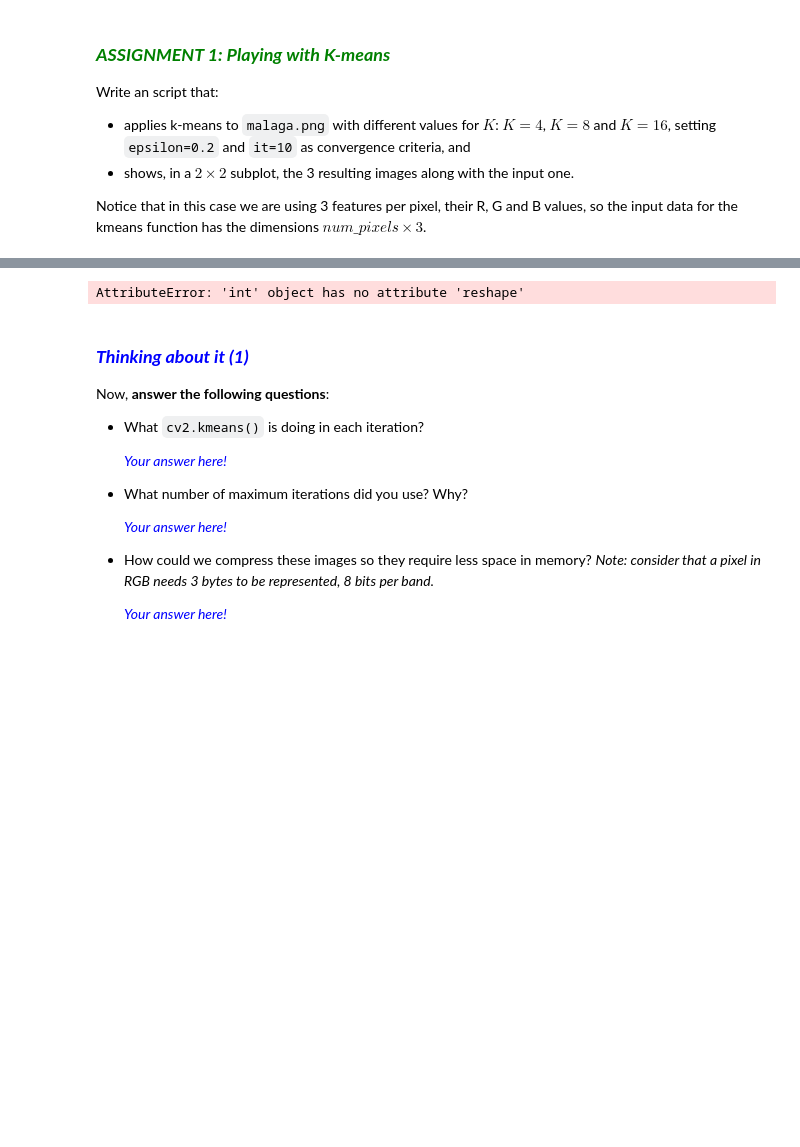
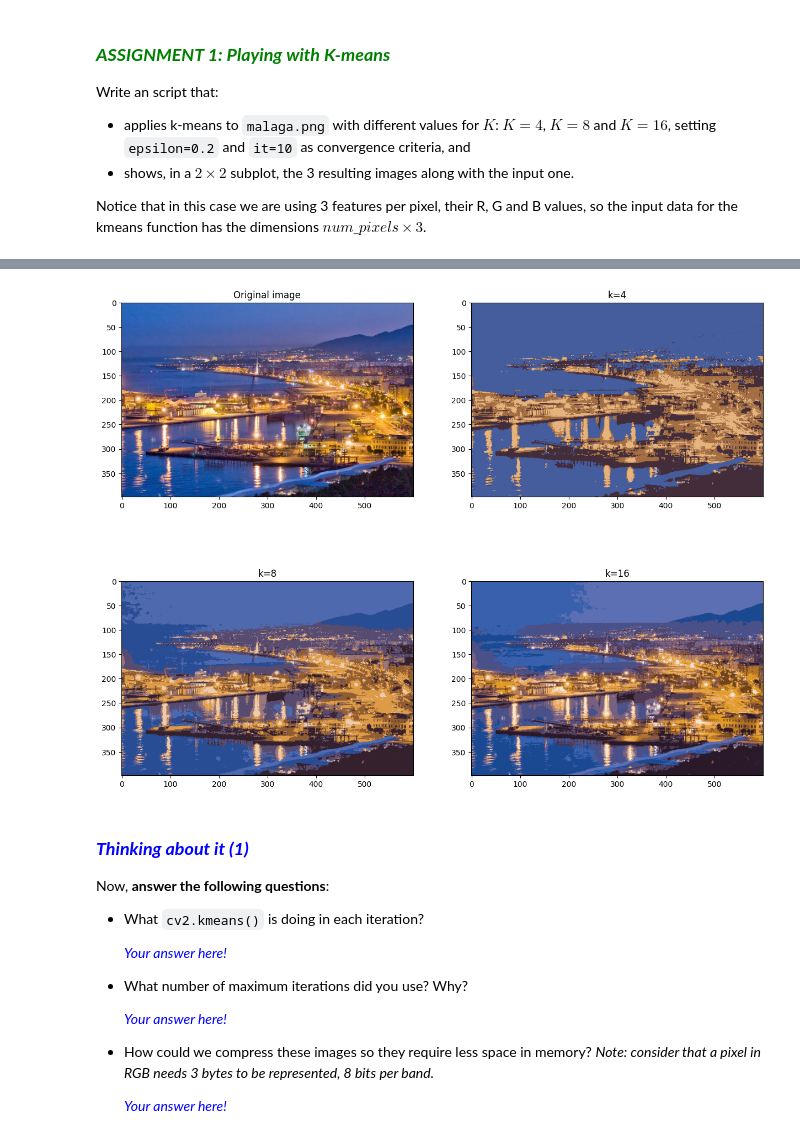
Before and after one commit to BeatrizInversa/uma_cv_2023, a Jupyter notebook: Chapter 05. Image segmentation/5.2 Region-based techniques.ipynb, the cells around one changed output, grey strips where cells are left out. Saved outputs shown, nothing was run; the diff lists cells and outputs as text; code cells hidden in the pictures; blank space fills up the shorter version.

```diff
--- a/Chapter 05. Image segmentation/5.2 Region-based techniques.ipynb
+++ b/Chapter 05. Image segmentation/5.2 Region-based techniques.ipynb
@@ -166,6 +166,11 @@ Notice that in this case we are using 3 features per pixel, their R, G and B val
 
 <img src="images/exercise1.png" width="800"/>
 # %%
+
+
+
+##########
+
 # Assignment 1
 matplotlib.rcParams['figure.figsize'] = (15.0, 12.0)
 
@@ -174,12 +179,12 @@ image = cv2.imread(images_path + "malaga.png")
 image = cv2.cvtColor(image, cv2.COLOR_BGR2RGB)
 
 # Flatten image
-flattened_img = image.reshape((-1,1))
+flattened_img = image.reshape((-1,3))
 flattened_img = np.float32(flattened_img)
 
 # Set criteria
-it = 5
-epsilon = 0.8
+it = 10
+epsilon = 0.2
 criteria = (cv2.TERM_CRITERIA_EPS + cv2.TERM_CRITERIA_MAX_ITER, it, epsilon)
 
 # Apply k-means. Keep the third argument as None!
@@ -192,37 +197,37 @@ center4 = np.uint8(center4)
 center8 = np.uint8(center8)
 center16 = np.uint8(center16)
 
 # Get the color (center) assigned to each pixel
-res4 = float(center4[0])
-res8 = float(center8[0])
-res16 = int(center16[0])
+res4 = center4[label4.flatten()]
+res8 = center8[label8.flatten()]
+res16 = center16[label16.flatten()]
 
 # Reshape to original shape
 quantized4 = res4.reshape((image.shape))
 quantized8 = res8.reshape((image.shape))
 quantized16 = res16.reshape((image.shape))
 
 # Show original image
 plt.subplot(2,2,1)
 plt.title("Original image")
 plt.imshow(image)
 
 # Show k=4
 plt.subplot(2,2,2)
 plt.title("k=4")
 plt.imshow(quantized4)
 
 # Show k=8
 plt.subplot(2,2,3)
 plt.title("k=8")
 plt.imshow(quantized8)
 
 # Show k=16
 plt.subplot(2,2,4)
 plt.title("k=16")
 plt.imshow(quantized16);
 # %% [output]
-AttributeError: 'int' object has no attribute 'reshape'
+[figure, added]
 # %% [markdown]
 ### <font color="blue"><b><i>Thinking about it (1)</i></b></font>
 
```
Also changed, not shown: parts of 4 cells of this notebook, 1 other file.
